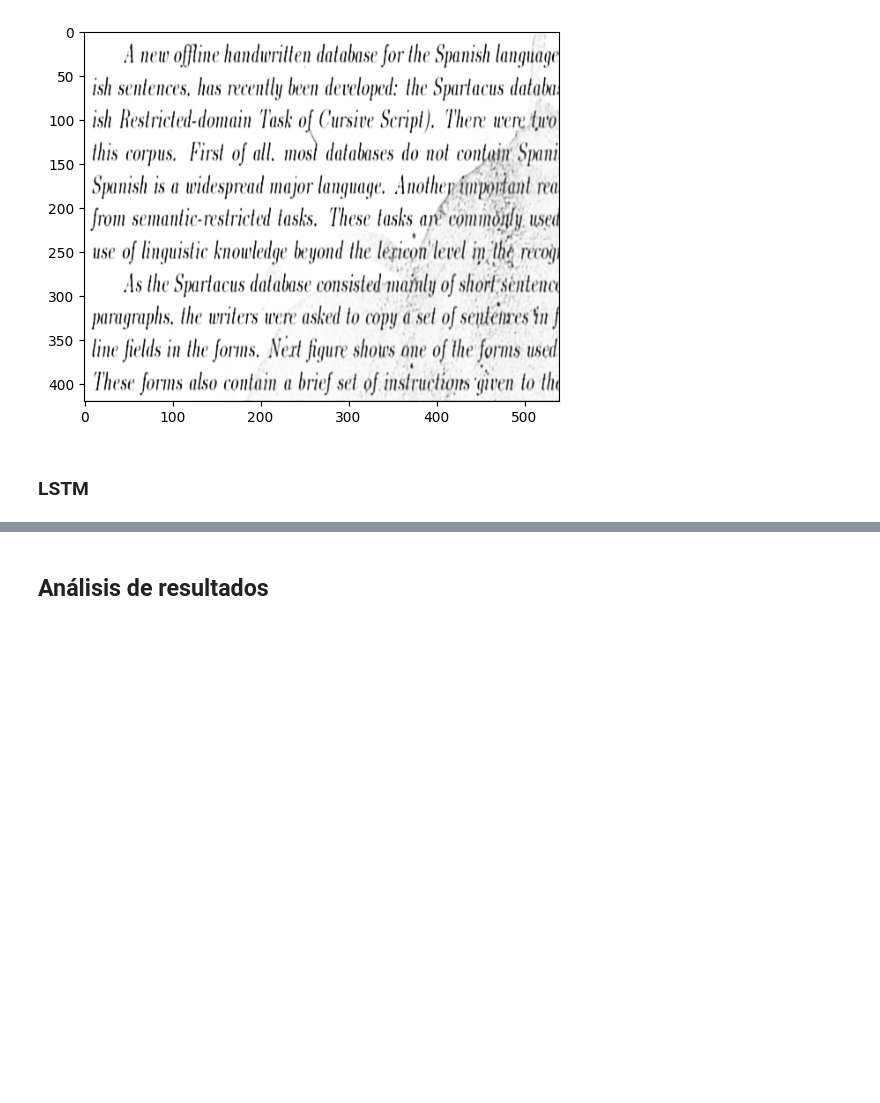
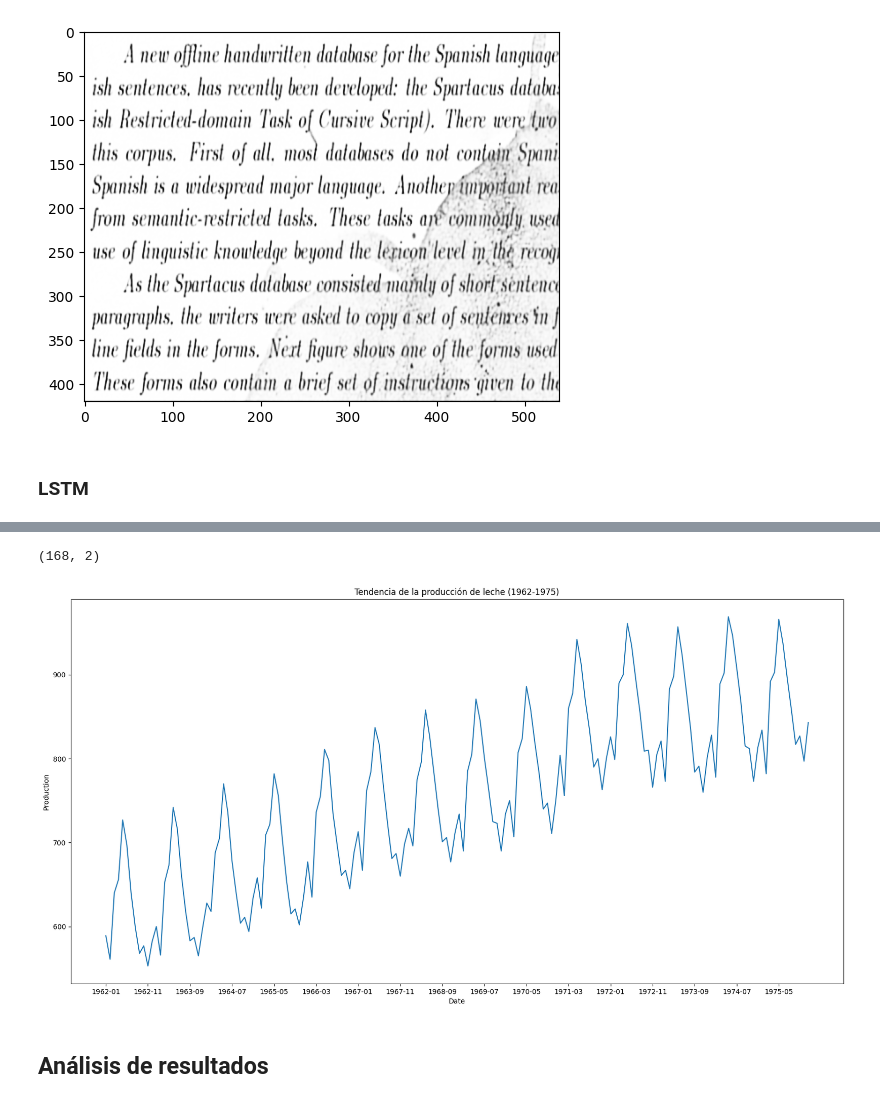
Before and after one commit to principioincertidumbre/Tarea3_MLA, a Jupyter notebook: Tarea_3_MLA.ipynb, the cells around one changed output, grey strips where cells are left out. Saved outputs shown, nothing was run; the diff lists cells and outputs as text; code cells hidden in the pictures; blank space fills up the shorter version.

Commit message:
Agrega tendencia producción leche

```diff
--- a/Tarea_3_MLA.ipynb
+++ b/Tarea_3_MLA.ipynb
@@ -272,0 +277,2 @@ plt.imshow(y_pred_ae[0, :, :, :], cmap='gray')
+# %%
+df_leche = pd.read_csv('monthly_milk_production.csv')
@@ -273,3 +300,16 @@ plt.imshow(y_pred_ae[0, :, :, :], cmap='gray')
+# %%
+df_leche.shape
+# %% [output]
+(168, 2)
+# %%
+# Análisis temporal: Cambios de "Production" a lo largo del tiempo
+fig, ax = plt.subplots(1, 1, figsize=(20, 10))
+sns.lineplot(data=df_leche, x='Date', y='Production')
+plt.title('Tendencia de la producción de leche (1962-1975)')
+ax.set_xticks(ax.get_xticks()[::10])
+plt.show()
+# %% [output]
+[figure, added]
 # %% [markdown]
 ## Análisis de resultados
 # %% [markdown]
```
Also changed, not shown: parts of 4 cells of this notebook.
